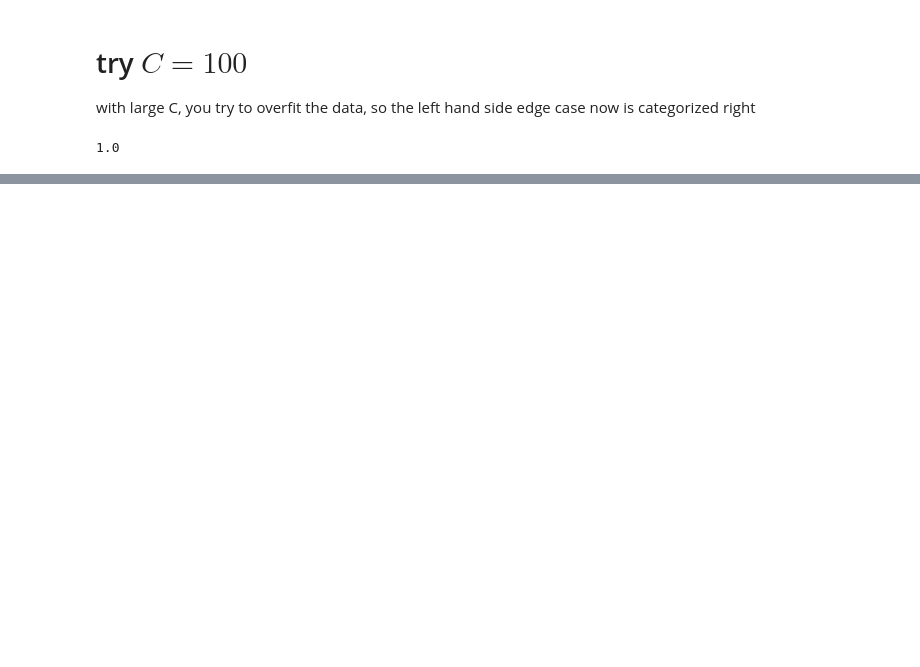
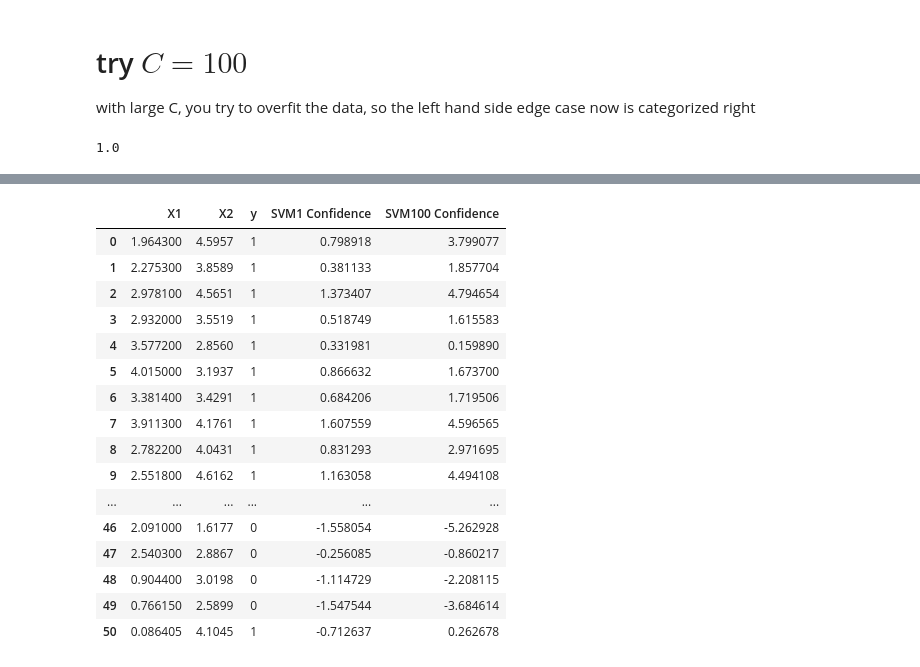
Before and after one commit to lukaemon/Coursera-ML-AndrewNg, a Jupyter notebook: machine-learning-ex6/1- linear SVM.ipynb, the cells around one changed output, grey strips where cells are left out. Cells and saved outputs as stored; diff of their text form; code cells hidden in the pictures; blank space fills up the shorter version.

```diff
--- a/machine-learning-ex6/1- linear SVM.ipynb
+++ b/machine-learning-ex6/1- linear SVM.ipynb
@@ -72,0 +73,20 @@ altair.Chart(data).mark_circle(size=100).encode(
+# %%
+data
+# %% [output]
+|  | X1 | X2 | y | SVM1 Confidence | SVM100 Confidence |
+| 0 | 1.964300 | 4.5957 | 1 | 0.798918 | 3.799077 |
+| 1 | 2.275300 | 3.8589 | 1 | 0.381133 | 1.857704 |
+| 2 | 2.978100 | 4.5651 | 1 | 1.373407 | 4.794654 |
+| 3 | 2.932000 | 3.5519 | 1 | 0.518749 | 1.615583 |
+| 4 | 3.577200 | 2.8560 | 1 | 0.331981 | 0.159890 |
+| 5 | 4.015000 | 3.1937 | 1 | 0.866632 | 1.673700 |
+| 6 | 3.381400 | 3.4291 | 1 | 0.684206 | 1.719506 |
+| 7 | 3.911300 | 4.1761 | 1 | 1.607559 | 4.596565 |
+| 8 | 2.782200 | 4.0431 | 1 | 0.831293 | 2.971695 |
+| 9 | 2.551800 | 4.6162 | 1 | 1.163058 | 4.494108 |
+| ... | ... | ... | ... | ... | ... |
+| 46 | 2.091000 | 1.6177 | 0 | -1.558054 | -5.262928 |
+| 47 | 2.540300 | 2.8867 | 0 | -0.256085 | -0.860217 |
+| 48 | 0.904400 | 3.0198 | 0 | -1.114729 | -2.208115 |
+| 49 | 0.766150 | 2.5899 | 0 | -1.547544 | -3.684614 |
+| 50 | 0.086405 | 4.1045 | 1 | -0.712637 | 0.262678 |
```
Also changed, not shown: parts of 8 cells of this notebook, 12 other files.
